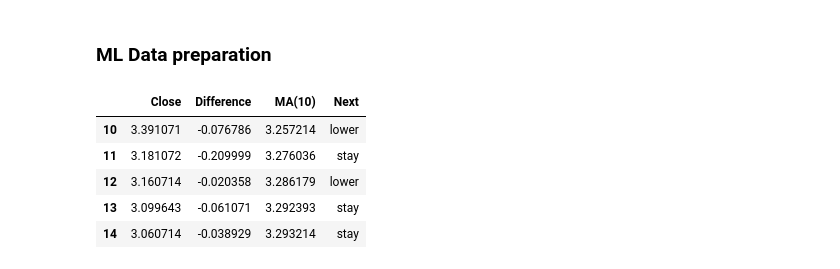
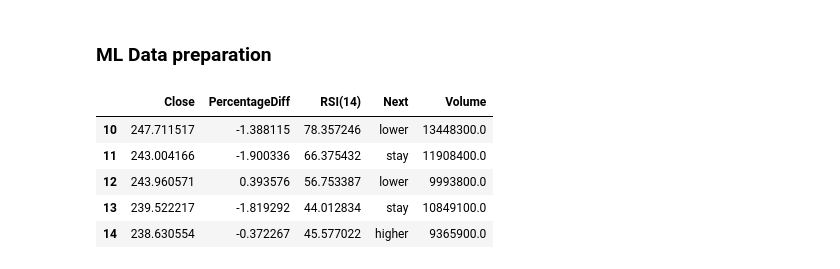
Before and after one commit to Naralas/StonksMarketPrediction, a Jupyter notebook: StockPriceTendencyPrediction.ipynb, the cells around one changed output. Cells and saved outputs as stored; diff of their text form; code cells hidden in the pictures.

```diff
--- a/StockPriceTendencyPrediction.ipynb
+++ b/StockPriceTendencyPrediction.ipynb
@@ -30,6 +34,6 @@ df.head()
 # %%
 price_column = 'Close'
-keep_columns = ['Date', price_column]
+keep_columns = ['Date', price_column, 'Volume']
 # %%
 df = df.loc[:, keep_columns]
 
@@ -53,3 +86,4 @@ dtype: bool
 ### Preprocessing, compute some indicators
 # %%
 df['Difference'] = compute_price_difference(df, price_column=price_column)
+df['PercentageDiff'] = compute_percentage_diff(df)
@@ -56,12 +125,14 @@ df['Difference'] = compute_price_difference(df, price_column=price_column)
 # %% [markdown]
 ### Compute the price tendency (IE going up or down since yesterday)
 # %%
-THRESH_DIFF = 0.04
+# in percentage
+THRESH_DIFF = 0.5
 
-df['Tendency'] = compute_tendency(df, diff_column='Difference', labels=['lower','stay', 'high'], thresh_diff=THRESH_DIFF)
+df['Tendency'] = compute_tendency_percentage(df, diff_column='Difference', labels=['lower','stay', 'higher'], thresh_diff=THRESH_DIFF)
 value_counts = df.Tendency.value_counts().to_dict()
-
 
 for value, count in value_counts.items():
     print(f"[{value}] : {count} ({count * 100.0 / len(df['Tendency']):.1f}%)")
+
+df.head(50)
 # %% [output]
@@ -96,3 +187,7 @@ print(df.head(15))
+# %%
+N = 14
+
+df[f"RSI({N})"] = compute_RSI(df, 10, price_column=price_column, diff_column='Difference')
 # %% [markdown]
 ### Shift the tendencies to predict next day
 # %%
@@ -113,13 +224,18 @@ df = df.dropna()
 # %% [markdown]
 ### ML Data preparation
 # %%
-df = df.drop(columns=['Tendency', 'Date'])
+data_columns = ['Close', 'PercentageDiff', f"RSI({N})", 'Next', 'Volume']
 
-df.head()
+dataset = df.copy()
+
+dataset = df.loc[:, data_columns]
+#df = df.drop(columns=['Tendency', 'Date', 'Difference'])
+
+dataset.head()
 # %% [output]
-|  | Close | Difference | MA(10) | Next |
-| 10 | 3.391071 | -0.076786 | 3.257214 | lower |
-| 11 | 3.181072 | -0.209999 | 3.276036 | stay |
-| 12 | 3.160714 | -0.020358 | 3.286179 | lower |
-| 13 | 3.099643 | -0.061071 | 3.292393 | stay |
-| 14 | 3.060714 | -0.038929 | 3.293214 | stay |
+|  | Close | PercentageDiff | RSI(14) | Next | Volume |
+| 10 | 247.711517 | -1.388115 | 78.357246 | lower | 13448300.0 |
+| 11 | 243.004166 | -1.900336 | 66.375432 | stay | 11908400.0 |
+| 12 | 243.960571 | 0.393576 | 56.753387 | lower | 9993800.0 |
+| 13 | 239.522217 | -1.819292 | 44.012834 | stay | 10849100.0 |
+| 14 | 238.630554 | -0.372267 | 45.577022 | higher | 9365900.0 |
```
Also changed, not shown: parts of 28 cells of this notebook, 3 other files.
